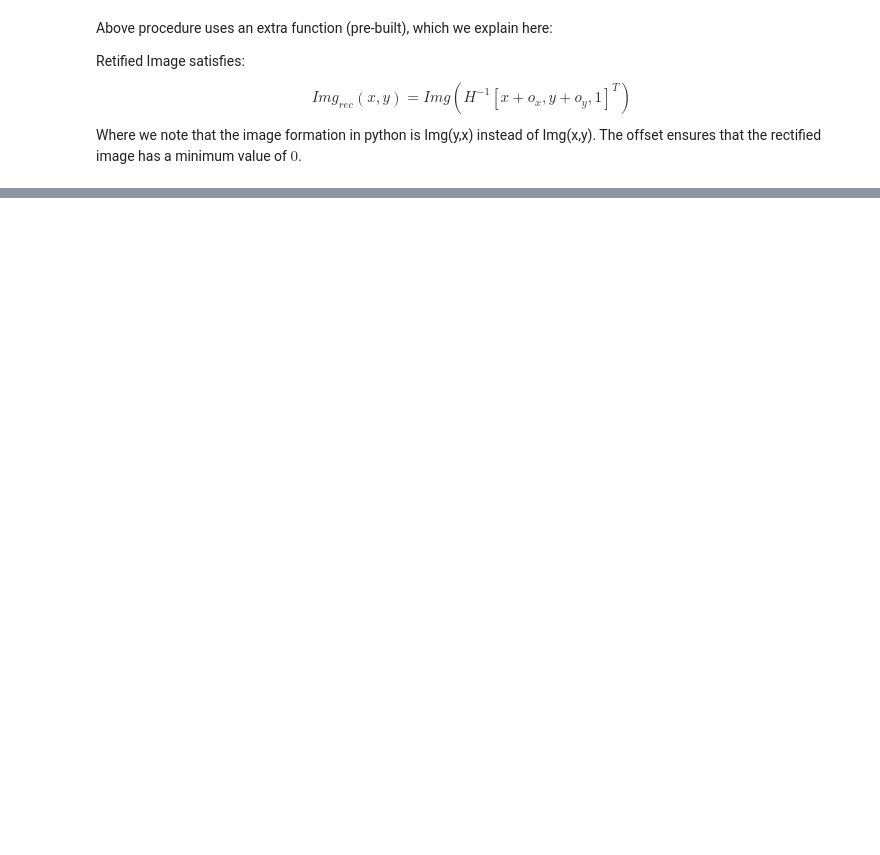
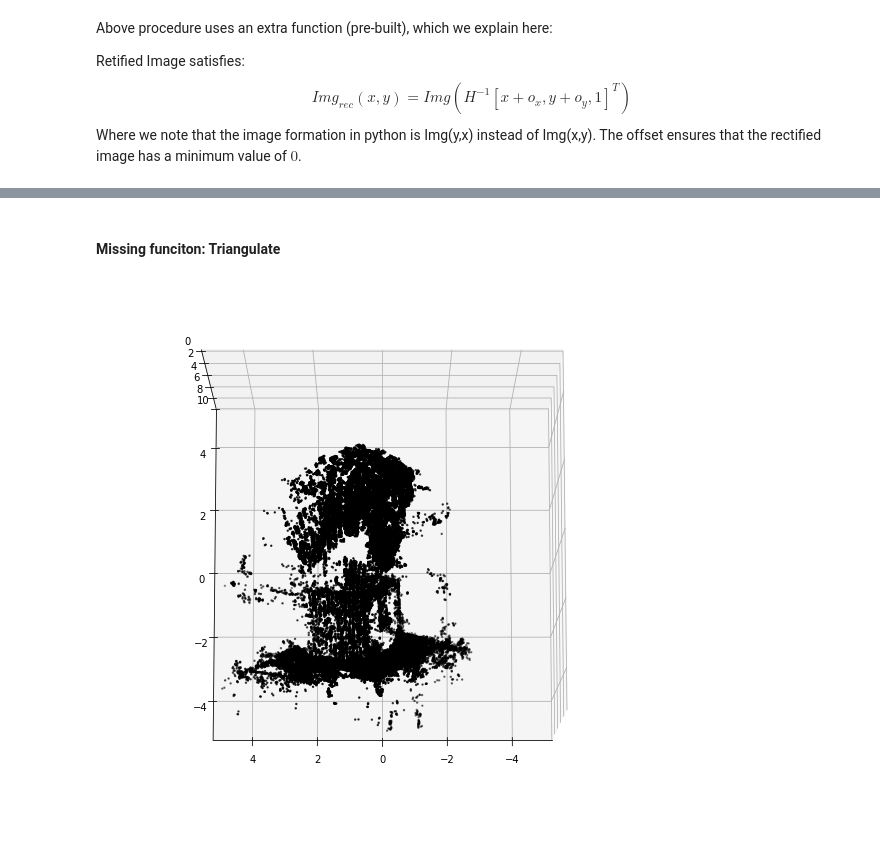
Before and after one commit to fangyuan-ksgk/CS231a-Computer-Vision-From-3D-Reconstruction-to-Recognition, a Jupyter notebook: P2/P2.ipynb, the cells around one changed output, grey strips where cells are left out. Cells and saved outputs as stored; diff of their text form; code cells hidden in the pictures; blank space fills up the shorter version.

```diff
--- a/P2/P2.ipynb
+++ b/P2/P2.ipynb
@@ -395,0 +686,20 @@ def compute_rectified_image(im, H):
+# %%
+'''
+NONLINEAR_ESTIMATE_3D_POINT given a corresponding points in different images,
+compute the 3D point that iteratively updates the points
+Arguments:
+    image_points - the measured points in each of the M images (Mx2 matrix)
+    camera_matrices - the camera projective matrices (Mx3x4 tensor)
+Returns:
+    point_3d - the 3D point ((3,) vector)
+'''
+def nonlinear_estimate_3d_point(image_points, camera_matrices):
+    # Linear estimate of 3d point as initial position
+    P = linear_estimate_3d_point(image_points, camera_matrices)[:3]
+    iterations = 10
+    # Gauss-Newton optimization
+    for i in range(iterations):
+        e = reprojection_error(P, image_points, camera_matrices)
+        J = jacobian(P, camera_matrices)
+        P -= np.linalg.inv(J.T @ J) @ J.T @ e
+    return P
@@ -395,0 +815,2 @@ def compute_rectified_image(im, H):
+# %% [markdown]
+#### Missing funciton: Triangulate
@@ -395,0 +867,29 @@ def compute_rectified_image(im, H):
+# %%
+# Construct the dense matching
+camera_matrices = np.zeros((2,3,4))
+dense_structure = np.zeros((0,3))
+for i in range(len(frames)-1):
+    matches = dense_matches[i]
+    camera_matrices[0,:,:] = merged_frame.K.dot(
+        merged_frame.motion[i,:,:])
+    camera_matrices[1,:,:] = merged_frame.K.dot(
+            merged_frame.motion[i+1,:,:])
+    points_3d = np.zeros((matches.shape[1], 3))
+    use_point = np.array([True]*matches.shape[1])
+    for j in range(matches.shape[1]):
+        points_3d[j,:] = nonlinear_estimate_3d_point(
+            matches[:,j].reshape((2,2)), camera_matrices)
+    dense_structure = np.vstack((dense_structure, points_3d[use_point,:]))
+
+fig = plt.figure(figsize=(10,10))
+ax = fig.gca(projection='3d')
+ax.scatter(dense_structure[:,0], dense_structure[:,1], dense_structure[:,2],
+    c='k', depthshade=True, s=2)
+ax.set_xlim(-5, 5)
+ax.set_ylim(-5, 5)
+ax.set_zlim(0, 10)
+ax.view_init(-100, 90)
+
+plt.show()
+# %% [output]
+[figure, added]
```
Also changed, not shown: parts of 33 cells of this notebook, 2 other files.
